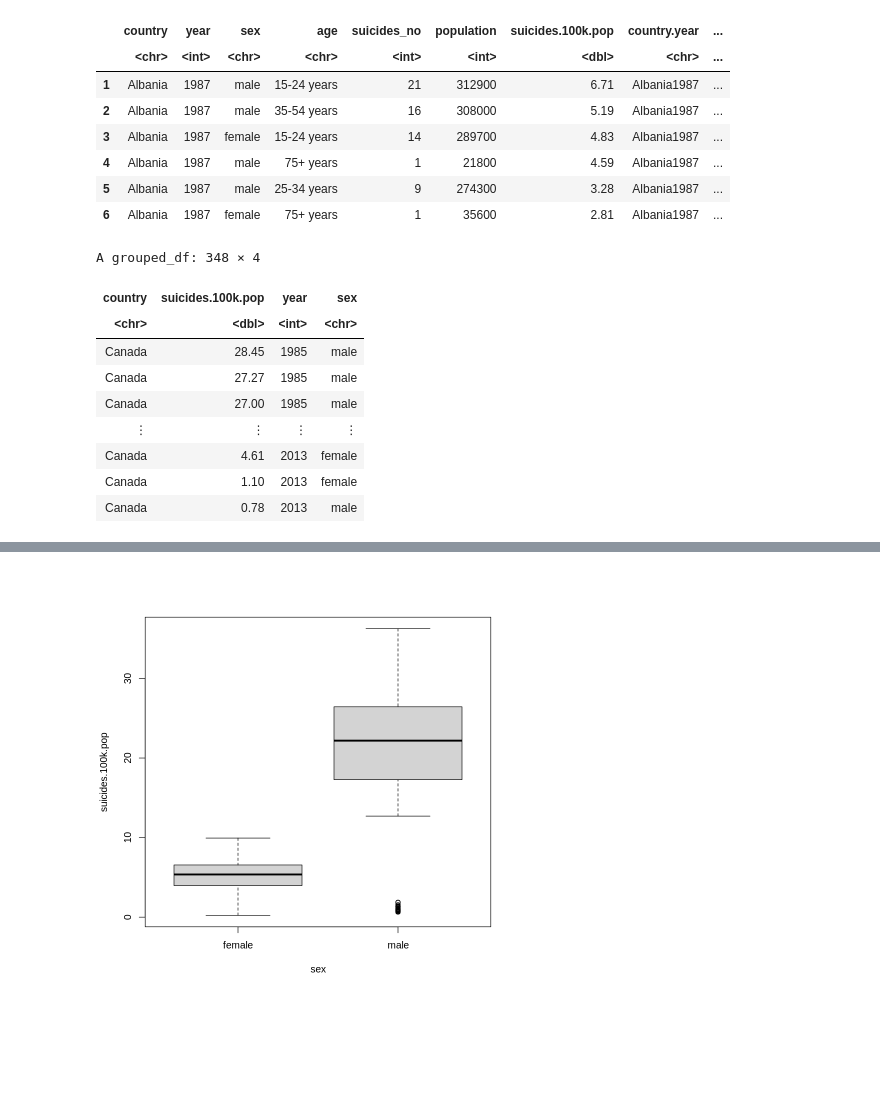
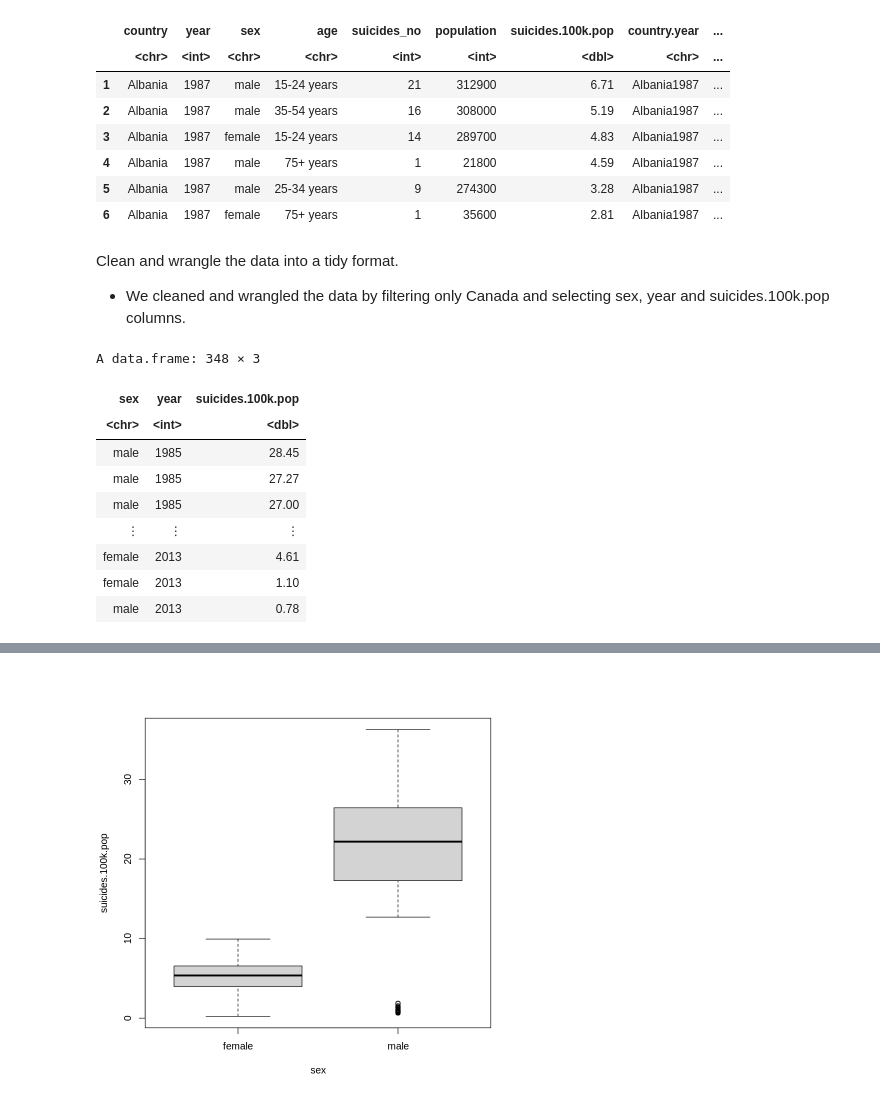
Before and after one commit to agoel25/stat_201_group_11, a Jupyter notebook: Proposal.ipynb, the cells around one changed output, grey strips where cells are left out. Saved outputs shown, nothing was run; the diff lists cells and outputs as text; code cells hidden in the pictures; blank space fills up the shorter version.

```diff
--- a/Proposal.ipynb
+++ b/Proposal.ipynb
@@ -51,20 +36,22 @@ A data.frame: 6 × 12
 | 4 | Albania | 1987 | male | 75+ years | 1 | 21800 | 4.59 | Albania1987 | ... |
 | 5 | Albania | 1987 | male | 25-34 years | 9 | 274300 | 3.28 | Albania1987 | ... |
 | 6 | Albania | 1987 | female | 75+ years | 1 | 35600 | 2.81 | Albania1987 | ... |
+# %% [markdown]
+Clean and wrangle the data into a tidy format.
+- We cleaned and wrangled the data by filtering only Canada and selecting sex, year and suicides.100k.pop columns.
 # %%
 suicide_sample <- Suicide_p %>%
-                  group_by(country) %>%
                   filter(country %in% c("Canada")) %>%
-                  select(country,suicides.100k.pop, year, sex)
+                  select(sex, year, suicides.100k.pop)
 suicide_sample
 # %% [output]
-A grouped_df: 348 × 4
+A data.frame: 348 × 3
-| country | suicides.100k.pop | year | sex |
-| <chr> | <dbl> | <int> | <chr> |
-| Canada | 28.45 | 1985 | male |
-| Canada | 27.27 | 1985 | male |
-| Canada | 27.00 | 1985 | male |
-| ⋮ | ⋮ | ⋮ | ⋮ |
-| Canada | 4.61 | 2013 | female |
-| Canada | 1.10 | 2013 | female |
-| Canada | 0.78 | 2013 | male |
+| sex | year | suicides.100k.pop |
+| <chr> | <int> | <dbl> |
+| male | 1985 | 28.45 |
+| male | 1985 | 27.27 |
+| male | 1985 | 27.00 |
+| ⋮ | ⋮ | ⋮ |
+| female | 2013 | 4.61 |
+| female | 2013 | 1.10 |
+| male | 2013 | 0.78 |
```
Also changed, not shown: parts of 10 cells of this notebook.
